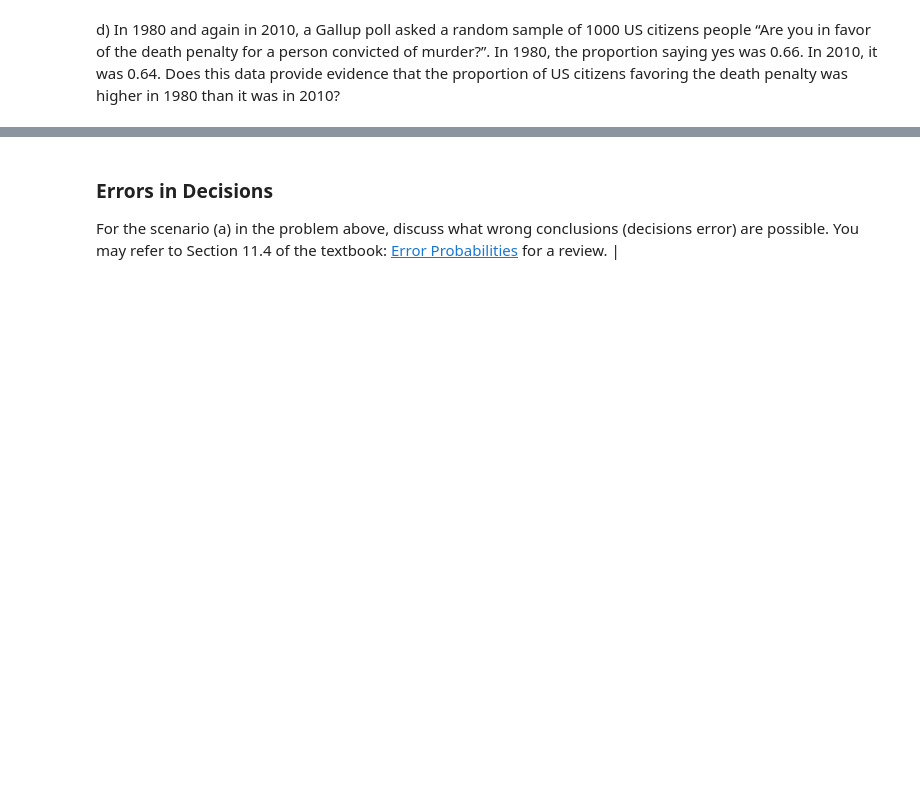
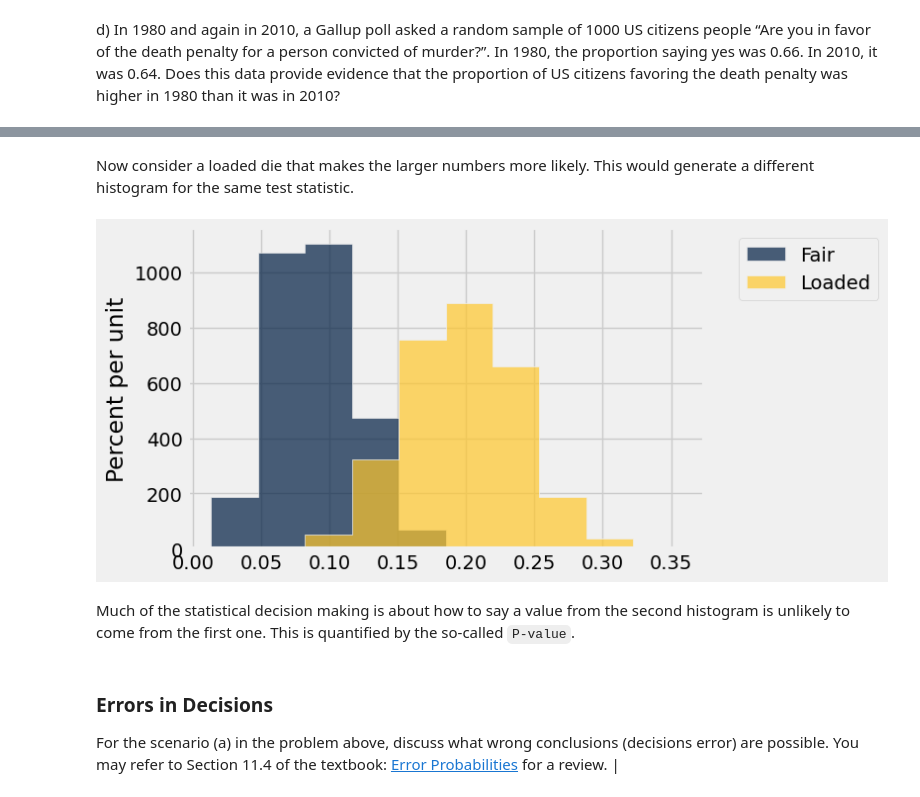
Before and after one commit to SRJC-Data-Science/materials-sp22, a Jupyter notebook: SRJC/team_hw/TeamHw7.ipynb, the cells around one changed output, grey strips where cells are left out. Saved outputs shown, nothing was run; the diff lists cells and outputs as text; code cells hidden in the pictures; blank space fills up the shorter version.

```diff
--- a/SRJC/team_hw/TeamHw7.ipynb
+++ b/SRJC/team_hw/TeamHw7.ipynb
@@ -34,3 +59,16 @@ d) In 1980 and again in 2010, a Gallup poll asked a random sample of 1000 US cit
+# %% [markdown]
+Now consider a loaded die that makes the larger numbers more likely. This would generate a different histogram for the same test statistic.
+# %%
+loaded_die = make_array(1/12, 1/12, 1/6, 1/6, 1/4, 1/4)
+loaded_results = make_array()
+for i in np.arange(10000):
+    tvd_stat = tvd(sample_proportions(100, loaded_die), fair_die)
+    loaded_results = np.append(loaded_results, tvd_stat)
+Table().with_columns('Fair', fair_results, 'Loaded', loaded_results).hist()
+# %% [output]
+[figure, added]
+# %% [markdown]
+Much of the statistical decision making is about how to say a value from the second histogram is unlikely to come from the first one. This is quantified by the so-called `P-value`.
 # %% [markdown]
 ### Errors in Decisions
 
```
Also changed, not shown: parts of 5 cells of this notebook.
